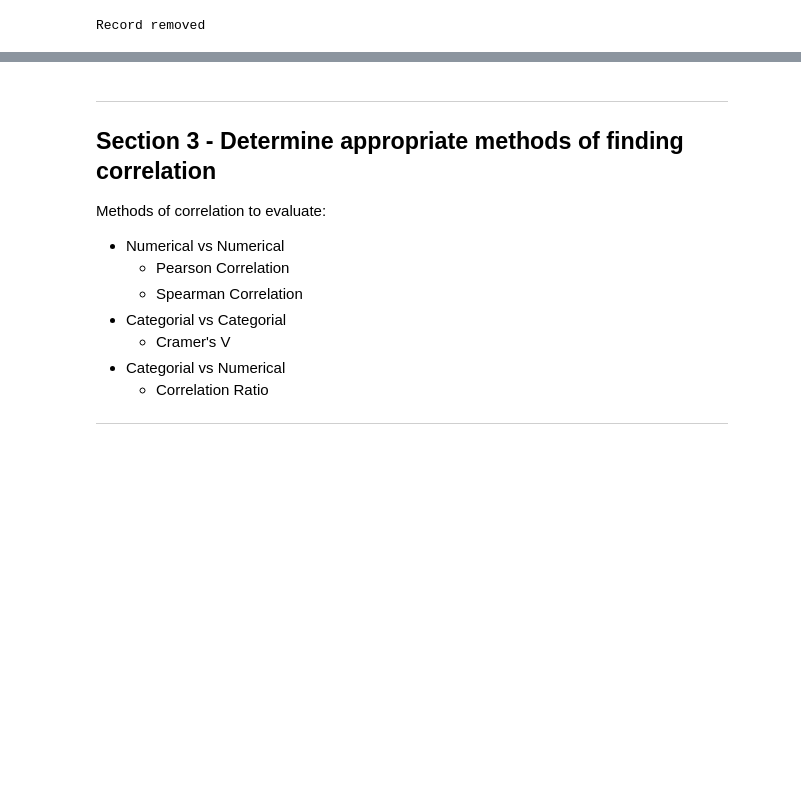
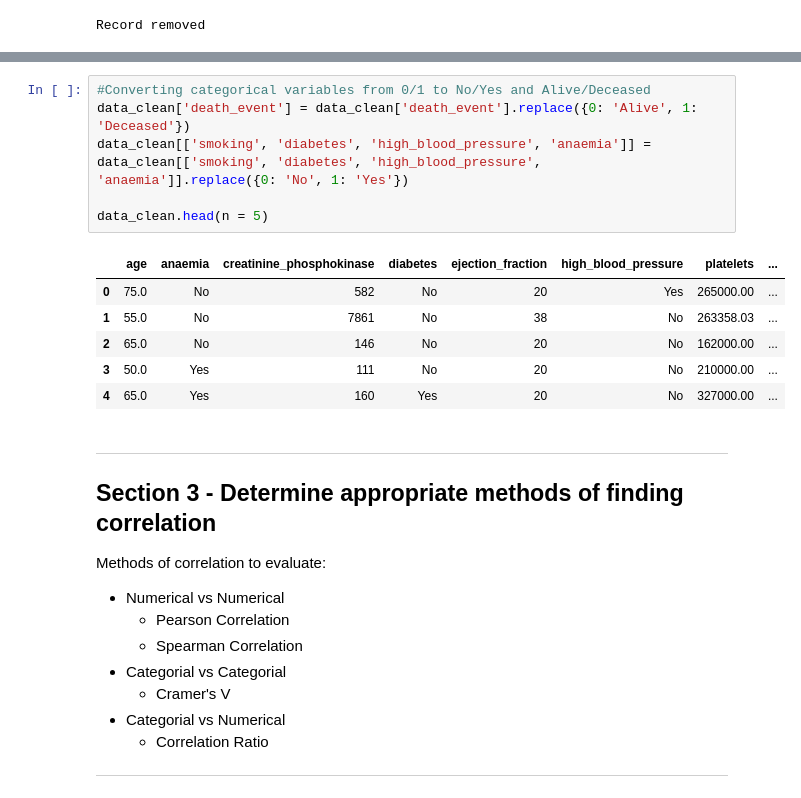
Before and after one commit to Bencp2/HeartDisease, a Jupyter notebook: HeartDiseaseAnalysis.ipynb, the cells around one changed output, grey strips where cells are left out. Cells and saved outputs as stored; diff of their text form; blank space fills up the shorter version.

```diff
--- a/HeartDiseaseAnalysis.ipynb
+++ b/HeartDiseaseAnalysis.ipynb
@@ -534,3 +548,16 @@ Record removed
+# %%
+#Converting categorical variables from 0/1 to No/Yes and Alive/Deceased
+data_clean['death_event'] = data_clean['death_event'].replace({0: 'Alive', 1: 'Deceased'})
+data_clean[['smoking', 'diabetes', 'high_blood_pressure', 'anaemia']] = data_clean[['smoking', 'diabetes', 'high_blood_pressure', 'anaemia']].replace({0: 'No', 1: 'Yes'})
+
+data_clean.head(n = 5)
+# %% [output]
+|  | age | anaemia | creatinine_phosphokinase | diabetes | ejection_fraction | high_blood_pressure | platelets | ... |
+| 0 | 75.0 | No | 582 | No | 20 | Yes | 265000.00 | ... |
+| 1 | 55.0 | No | 7861 | No | 38 | No | 263358.03 | ... |
+| 2 | 65.0 | No | 146 | No | 20 | No | 162000.00 | ... |
+| 3 | 50.0 | Yes | 111 | No | 20 | No | 210000.00 | ... |
+| 4 | 65.0 | Yes | 160 | Yes | 20 | No | 327000.00 | ... |
 # %% [markdown]
 ***
 ## **Section 3 - Determine appropriate methods of finding correlation**
```
Also changed, not shown: parts of 5 cells of this notebook.
